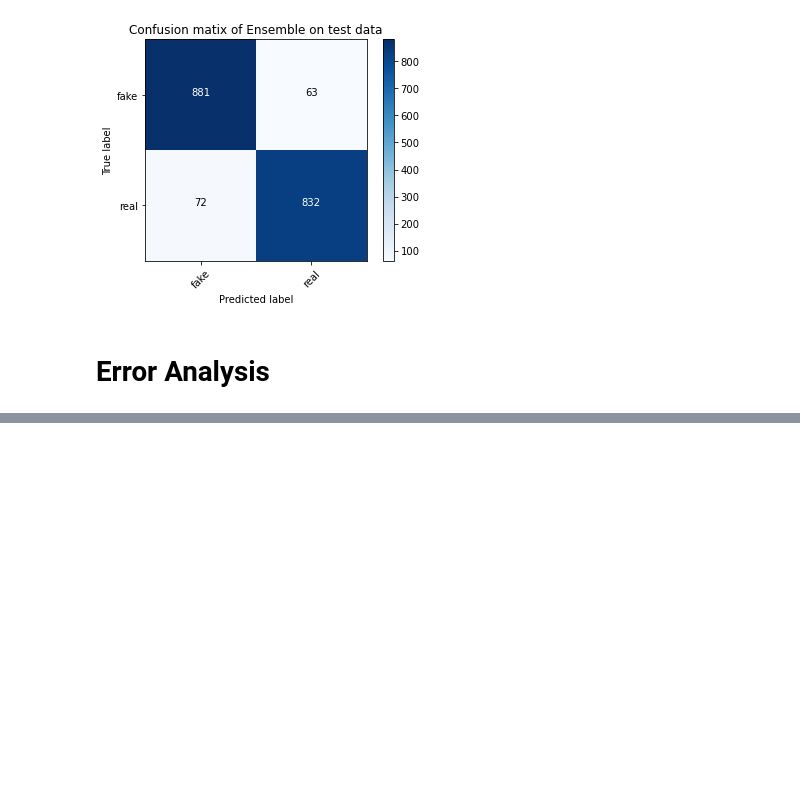
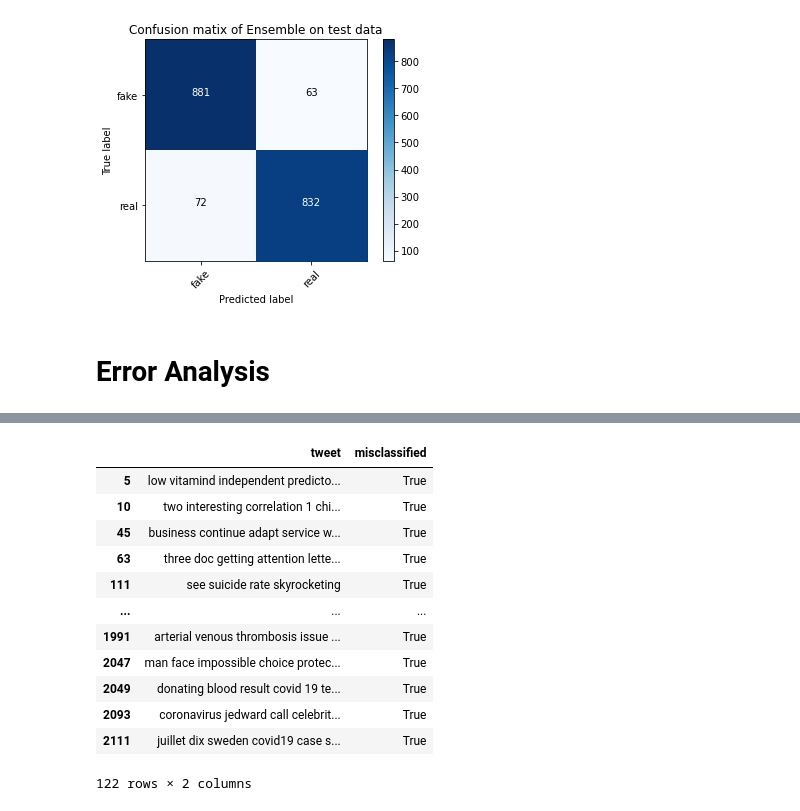
Before and after one commit to smkerr/COVID-fake-news-detection, a Jupyter notebook: model/fine-tuned-model-no-tweet2vec.ipynb, the cells around one changed output, grey strips where cells are left out. Saved outputs shown, nothing was run; the diff lists cells and outputs as text; code cells hidden in the pictures; blank space fills up the shorter version.

```diff
--- a/model/fine-tuned-model-no-tweet2vec.ipynb
+++ b/model/fine-tuned-model-no-tweet2vec.ipynb
@@ -627,2 +633,18 @@ Name: tweet, dtype: object
+# %%
+X_test = X_test[X_test[['misclassified']].any(1)]
+# %% [output]
+|  | tweet | misclassified |
+| 5 | low vitamind independent predicto... | True |
+| 10 | two interesting correlation 1 chi... | True |
+| 45 | business continue adapt service w... | True |
+| 63 | three doc getting attention lette... | True |
+| 111 | see suicide rate skyrocketing | True |
+| ... | ... | ... |
+| 1991 | arterial venous thrombosis issue ... | True |
+| 2047 | man face impossible choice protec... | True |
+| 2049 | donating blood result covid 19 te... | True |
+| 2093 | coronavirus jedward call celebrit... | True |
+| 2111 | juillet dix sweden covid19 case s... | True |
+122 rows × 2 columns
 # %%
 # save 'common_mistakese' as .csv
```
Also changed, not shown: parts of 12 cells of this notebook, 1 other file.
